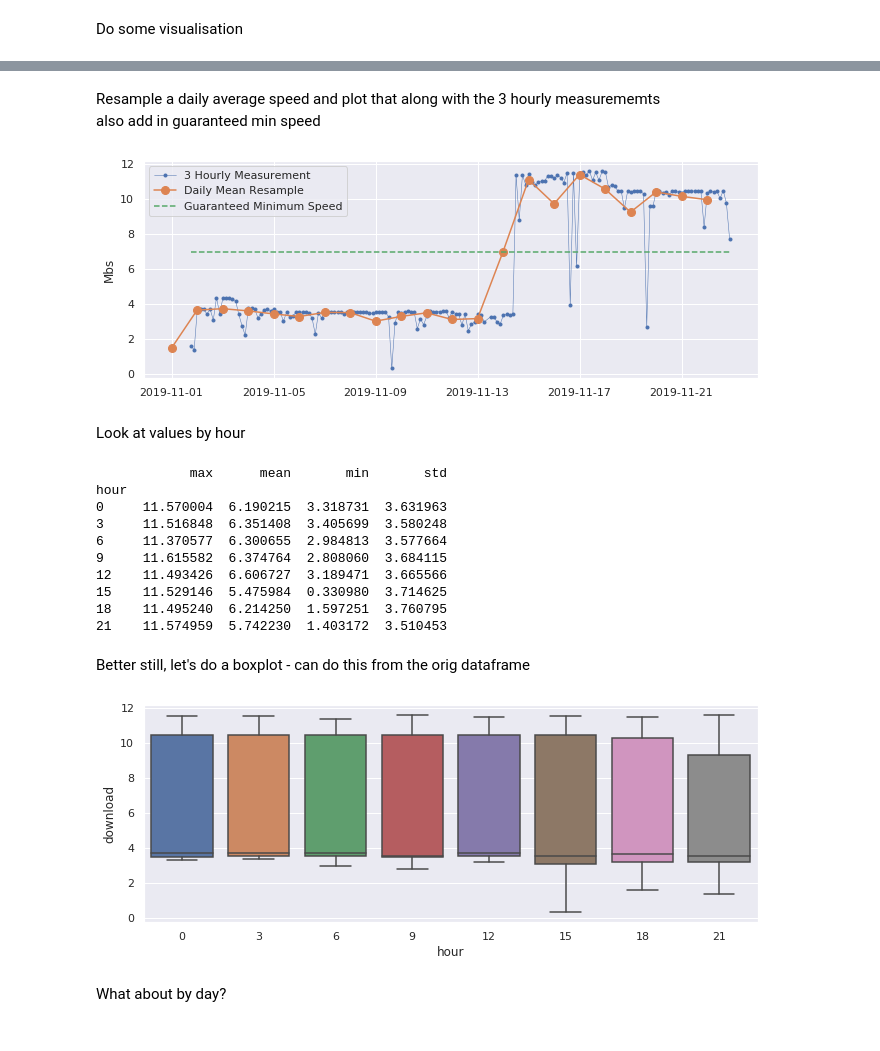
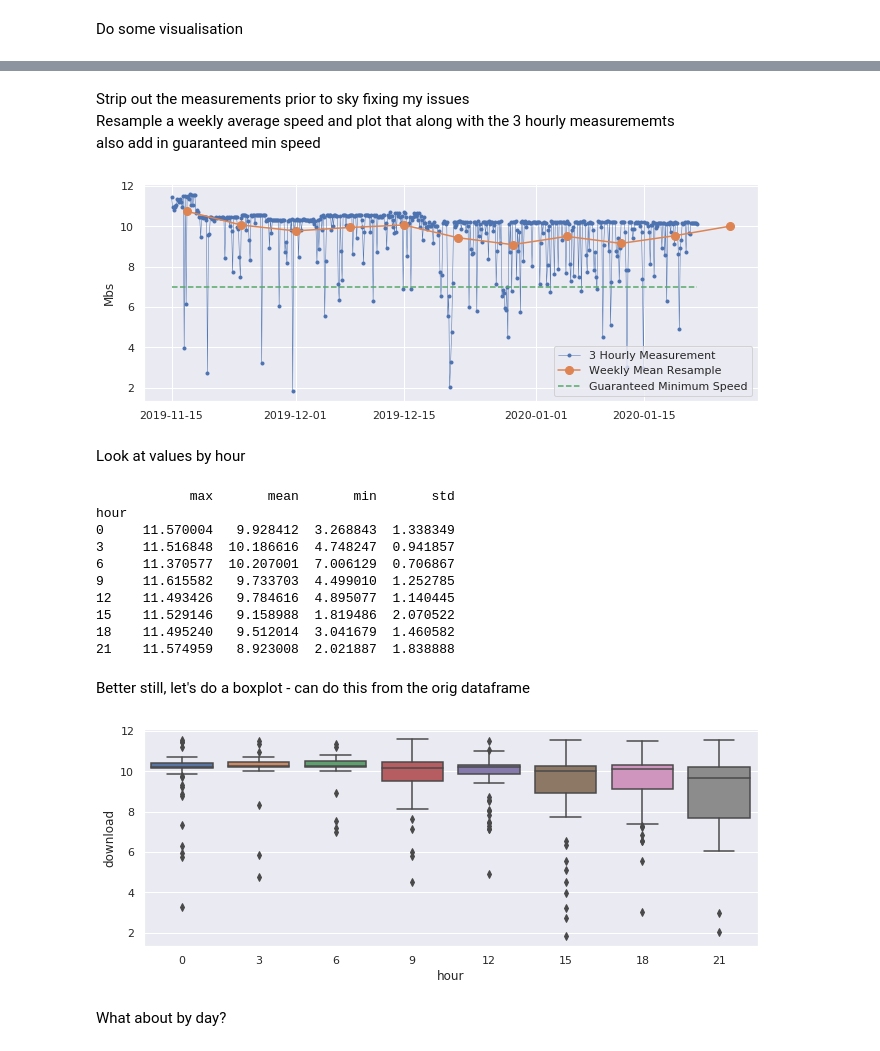
Before and after one commit to speccy-benji/speedtest, a Jupyter notebook: speedtest_analyse.ipynb, the cells around one changed output, grey strips where cells are left out. Drawn from its saved outputs; the diff is of its cells as text; code cells hidden in the pictures.

```diff
--- a/speedtest_analyse.ipynb
+++ b/speedtest_analyse.ipynb
@@ -56,22 +56,24 @@ df['download'].plot(marker='o', linewidth=0.5)
 # %% [markdown]
-Resample a daily average speed and plot that along with the 3 hourly measurememts
+Strip out the measurements prior to sky fixing my issues
+<br>Resample a weekly average speed and plot that along with the 3 hourly measurememts
 <br> also add in guaranteed min speed
 # %%
+df = df.loc[df.index > '2019-11-15']
 data_cols = ['download', 'upload']
-df_daily_mean = df[data_cols].resample("D").mean()
+df_daily_mean = df[data_cols].resample("W").mean()
 df['minimum'] = 7.0
 # Plot
 fig, ax = plt.subplots()
 ax.plot(df['download'],
 marker='.', linestyle='-', linewidth=0.5, label='3 Hourly Measurement')
 ax.plot(df_daily_mean['download'],
-marker='o', markersize=8, linestyle='-', label='Daily Mean Resample')
+marker='o', markersize=8, linestyle='-', label='Weekly Mean Resample')
 ax.plot(df['minimum'],
 linestyle='dashed', label='Guaranteed Minimum Speed')
 ax.set_ylabel('Mbs')
 ax.legend();
 # %% [output]
-[figure, old version]
+[figure, new version]
 # %% [markdown]
 Look at values by hour
 # %%
@@ -79,22 +81,22 @@ df['hour']=df.index.hour
 df_hourly = df.pivot_table(values='download', index='hour',aggfunc=('mean', 'max', 'min', 'std'))
 print(df_hourly)
 # %% [output]
-            max      mean       min       std
+            max       mean       min       std
 hour
-0     11.570004  6.190215  3.318731  3.631963
-3     11.516848  6.351408  3.405699  3.580248
-6     11.370577  6.300655  2.984813  3.577664
-9     11.615582  6.374764  2.808060  3.684115
-12    11.493426  6.606727  3.189471  3.665566
-15    11.529146  5.475984  0.330980  3.714625
-18    11.495240  6.214250  1.597251  3.760795
-21    11.574959  5.742230  1.403172  3.510453
+0     11.570004   9.928412  3.268843  1.338349
+3     11.516848  10.186616  4.748247  0.941857
+6     11.370577  10.207001  7.006129  0.706867
+9     11.615582   9.733703  4.499010  1.252785
+12    11.493426   9.784616  4.895077  1.140445
+15    11.529146   9.158988  1.819486  2.070522
+18    11.495240   9.512014  3.041679  1.460582
+21    11.574959   8.923008  2.021887  1.838888
 # %% [markdown]
 Better still, let's do a boxplot - can do this from the orig dataframe
 # %%
 ax = sns.boxplot(x="hour", y="download", data=df)
 # %% [output]
-[figure, old version]
+[figure, new version]
 # %% [markdown]
 What about by day?
 # %%
```
Also changed, not shown: parts of 5 cells of this notebook.
